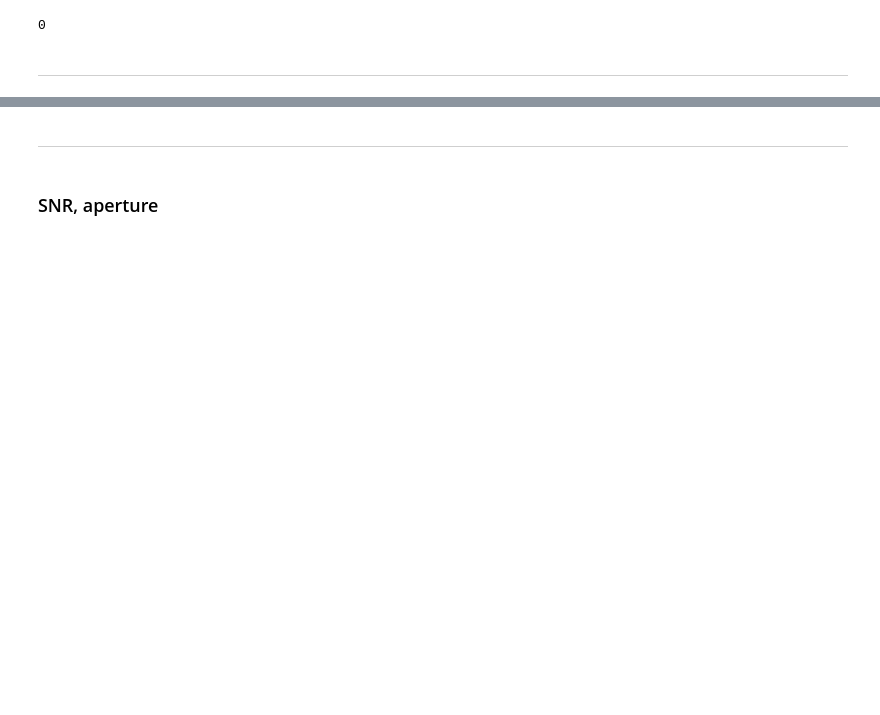
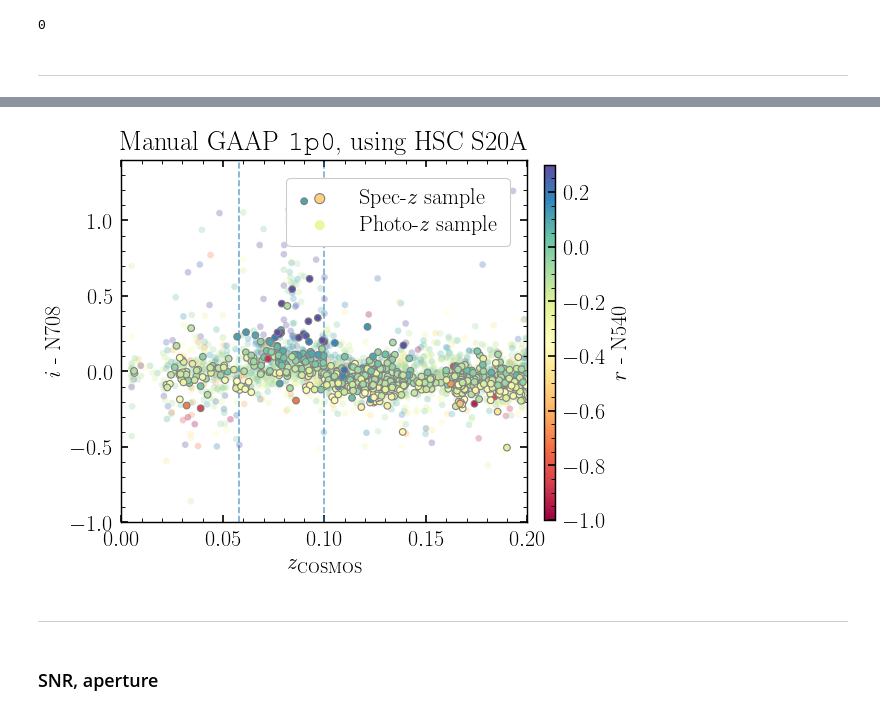
Before and after one commit to MerianSurvey/lambo, a Jupyter notebook: notebooks/hsc_gaap/analyze_catalog.ipynb, the cells around one changed output, grey strips where cells are left out. Saved outputs shown, nothing was run; the diff lists cells and outputs as text; code cells hidden in the pictures; blank space fills up the shorter version.

```diff
--- a/notebooks/hsc_gaap/analyze_catalog.ipynb
+++ b/notebooks/hsc_gaap/analyze_catalog.ipynb
@@ -184,3 +296,54 @@ plt.subplots_adjust(wspace=0.05)
+# %%
+fig, axes = plt.subplots(1, 1, figsize=(7, 6), sharey=True)
+
+plt.sca(axes)
+hsc_type = 'S20A'
+aper = '1p0'
+flag = cat['spec_z']
+sct = plt.scatter(cat['z_cosmos'][flag],
+                  - 2.5 * np.log10(cat[f'i_gaap{aper}Flux'] /
+                           cat[f'N708_gaap{aper}Flux'])[flag],
+                  c=-2.5 * np.log10(cat[f'r_gaap{aper}Flux'] /
+                           cat[f'N540_gaap{aper}Flux'])[flag],
+                  cmap='Spectral', vmin=-1.0, vmax=0.3,
+                  edgecolors='gray', zorder=30, label='Spec-$z$ sample')
+
+_ = plt.scatter(cat['z_cosmos'][~flag],
+                  - 2.5 * np.log10(cat[f'i_gaap{aper}Flux'] /
+                           cat[f'N708_gaap{aper}Flux'])[~flag],
+                  c=-2.5 * np.log10(cat[f'r_gaap{aper}Flux'] /
+                           cat[f'N540_gaap{aper}Flux'])[~flag],
+                  cmap='Spectral', vmin=-1.0, vmax=0.3, edgecolors='none',
+                  alpha=0.3,
+                  label='Photo-$z$ sample')
+
+plt.axvline(0.058, ls='--', alpha=0.6)
+plt.axvline(0.10, ls='--', alpha=0.6)
+plt.ylim(-1, 1.4)
+plt.xlim(0, 0.2)
+plt.title(r'Manual GAAP $\texttt{1p0}$, ' + f'using HSC {hsc_type}')
+plt.xlabel('$z_\mathrm{COSMOS}$')
+plt.ylabel('$i$ - N708')
+leg = plt.legend(loc='upper right', fontsize=20, scatterpoints=1, frameon=True, markerscale=1.5)
+leg.legendHandles[0].set_facecolor('r')
+leg.legendHandles[1].set_alpha(1)
+leg.legendHandles[1].set_facecolor('k')
+
+
+fig.subplots_adjust(right=0.85)
+cbar_ax = fig.add_axes([0.88, 0.13, 0.02, 0.74])
+cbar = fig.colorbar(sct, cax=cbar_ax)
+cbar.set_label('$r$ - N540')
+# for t in cbar.ax.get_label():
+#     t.set_fontsize(18)
+
+# # fig.colorbar(im, cax=cax, orientation='vertical')
+# fig.colorbar(sct, cax=cax, label='$r$ - N540', )
+plt.subplots_adjust(wspace=0.05)
+# plt.savefig(f'/tigress/jiaxuanl/public_html/Merian/manual_gaap_excess_plot_{hsc_type}.png',
+#             dpi=100, bbox_inches='tight')
+# %% [output]
+[figure, added]
 # %% [markdown]
 ---
 # %% [markdown]
```
Also changed, not shown: parts of 50 cells of this notebook, 1 other file.
